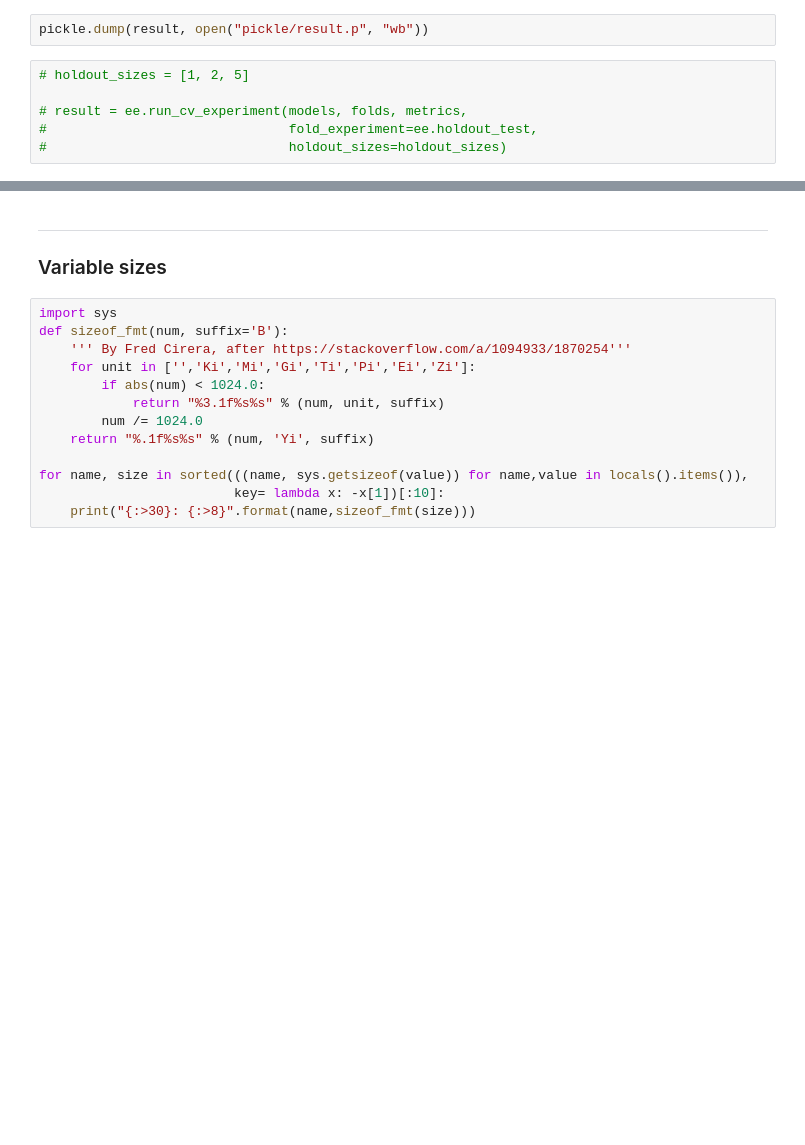
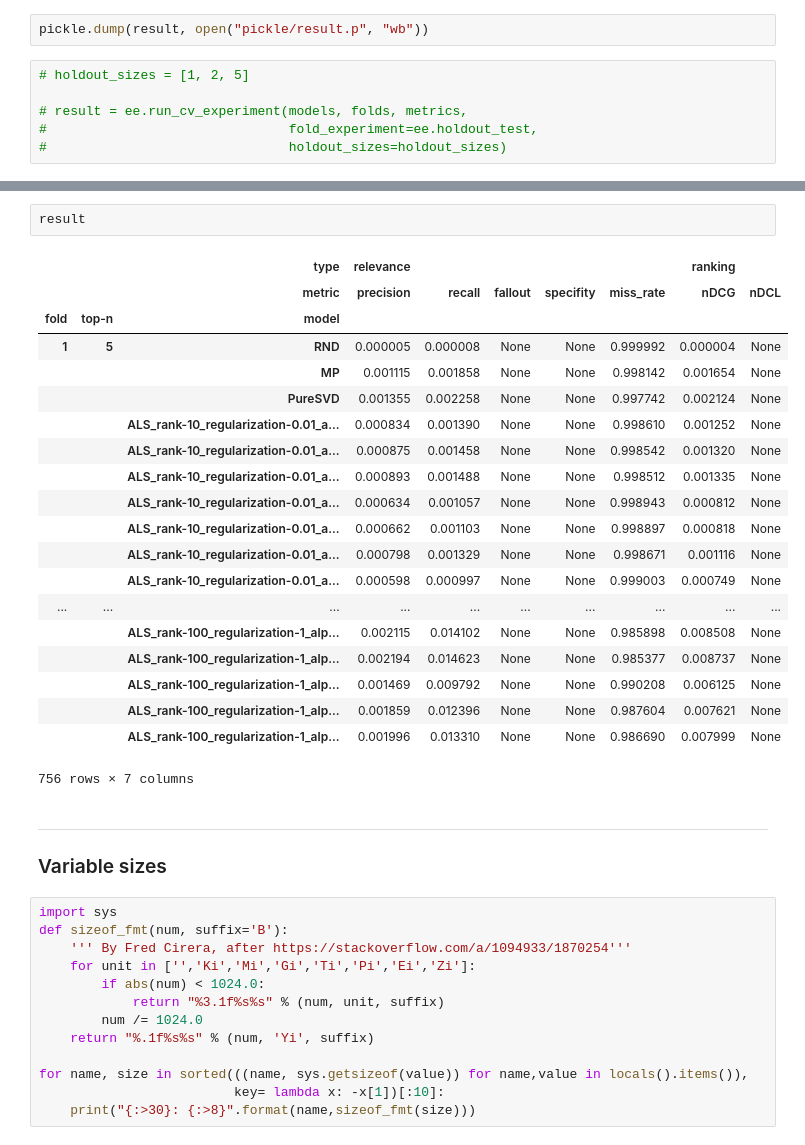
Before and after one commit to dKustura/kiva-cf, a Jupyter notebook: kiva-cf-polara.ipynb, the cells around one changed output, grey strips where cells are left out. Cells and saved outputs as stored; diff of their text form; blank space fills up the shorter version.

```diff
--- a/kiva-cf-polara.ipynb
+++ b/kiva-cf-polara.ipynb
@@ -267,3 +340,26 @@ scores
+# %%
+result
+# %% [output]
+|  |  | type | relevance |  |  |  |  | ranking |  |
+|  |  | metric | precision | recall | fallout | specifity | miss_rate | nDCG | nDCL |
+| fold | top-n | model |  |  |  |  |  |  |  |
+| 1 | 5 | RND | 0.000005 | 0.000008 | None | None | 0.999992 | 0.000004 | None |
+|  |  | MP | 0.001115 | 0.001858 | None | None | 0.998142 | 0.001654 | None |
+|  |  | PureSVD | 0.001355 | 0.002258 | None | None | 0.997742 | 0.002124 | None |
+|  |  | ALS_rank-10_regularization-0.01_a... | 0.000834 | 0.001390 | None | None | 0.998610 | 0.001252 | None |
+|  |  | ALS_rank-10_regularization-0.01_a... | 0.000875 | 0.001458 | None | None | 0.998542 | 0.001320 | None |
+|  |  | ALS_rank-10_regularization-0.01_a... | 0.000893 | 0.001488 | None | None | 0.998512 | 0.001335 | None |
+|  |  | ALS_rank-10_regularization-0.01_a... | 0.000634 | 0.001057 | None | None | 0.998943 | 0.000812 | None |
+|  |  | ALS_rank-10_regularization-0.01_a... | 0.000662 | 0.001103 | None | None | 0.998897 | 0.000818 | None |
+|  |  | ALS_rank-10_regularization-0.01_a... | 0.000798 | 0.001329 | None | None | 0.998671 | 0.001116 | None |
+|  |  | ALS_rank-10_regularization-0.01_a... | 0.000598 | 0.000997 | None | None | 0.999003 | 0.000749 | None |
+| ... | ... | ... | ... | ... | ... | ... | ... | ... | ... |
+|  |  | ALS_rank-100_regularization-1_alp... | 0.002115 | 0.014102 | None | None | 0.985898 | 0.008508 | None |
+|  |  | ALS_rank-100_regularization-1_alp... | 0.002194 | 0.014623 | None | None | 0.985377 | 0.008737 | None |
+|  |  | ALS_rank-100_regularization-1_alp... | 0.001469 | 0.009792 | None | None | 0.990208 | 0.006125 | None |
+|  |  | ALS_rank-100_regularization-1_alp... | 0.001859 | 0.012396 | None | None | 0.987604 | 0.007621 | None |
+|  |  | ALS_rank-100_regularization-1_alp... | 0.001996 | 0.013310 | None | None | 0.986690 | 0.007999 | None |
+756 rows × 7 columns
 # %% [markdown]
 ***
 ### Variable sizes
```
Also changed, not shown: parts of 5 cells of this notebook.
